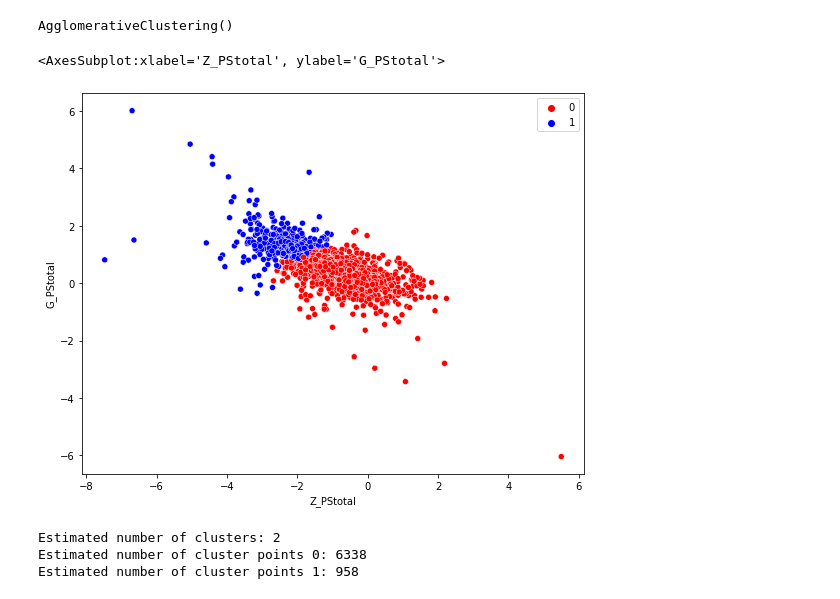
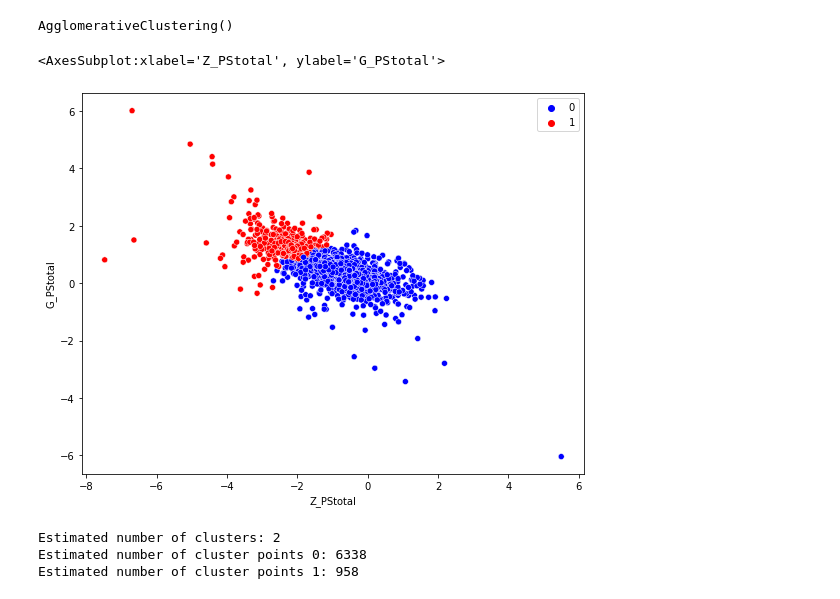
Before and after one commit to AngelGSoto/SPLUS_EmissionObject, a Jupyter notebook: 3filter_noflat/Color color diagrams and others things.ipynb, the cells around one changed output. Saved outputs shown, nothing was run; the diff lists cells and outputs as text; code cells hidden in the pictures.

```diff
--- a/3filter_noflat/Color color diagrams and others things.ipynb
+++ b/3filter_noflat/Color color diagrams and others things.ipynb
@@ -45,7 +45,7 @@ table.colnames
  'P(BadPho)']
 # %%
 # Colors
-m =  (table["e_G_PStotal"] <= 0.2) & (table["e_R_PStotal"] <= 0.2) & (table["e_Z_PStotal"] <= 0.2)
+m =  (table["e_G_PStotal"] <= 0.2) & (table["e_I_PStotal"] <= 0.2) & (table["e_Z_PStotal"] <= 0.2)
 zg = table['Z_PStotal'][m] - table['G_PStotal'][m]
 gr = table['G_PStotal'][m] - table['R_PStotal'][m]
 # %%
@@ -297,14 +355,14 @@ model.fit(X)
 # %% [output]
 AgglomerativeClustering()
 # %%
-label_h=model.labels_
+label_hi=model.labels_
 # %%
 plt.figure(figsize=(9,7))
 sns.scatterplot(zg, gr,
-                hue=label_h,
-                palette=["red","blue"])
+                hue=label_hi,
+                palette=["blue","red"])
 # %% [output]
 <AxesSubplot:xlabel='Z_PStotal', ylabel='G_PStotal'>
-[figure, old version]
+[figure, new version]
 # %%
 # Number of clusters in labels, ignoring noise if present.
```
Also changed, not shown: parts of 22 cells of this notebook, 21 other files.
